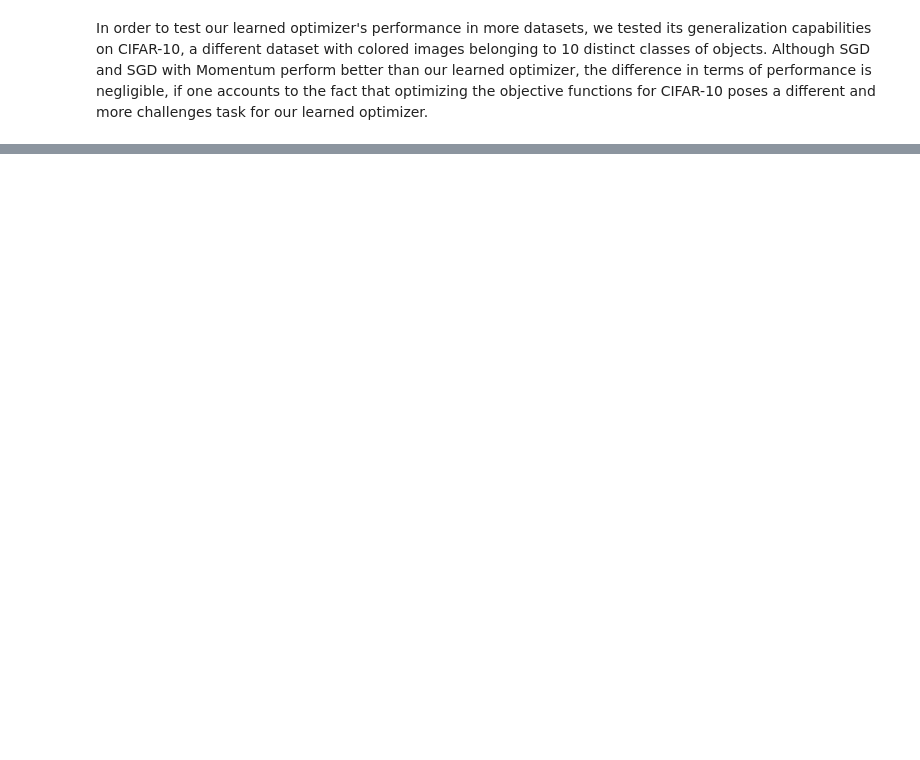
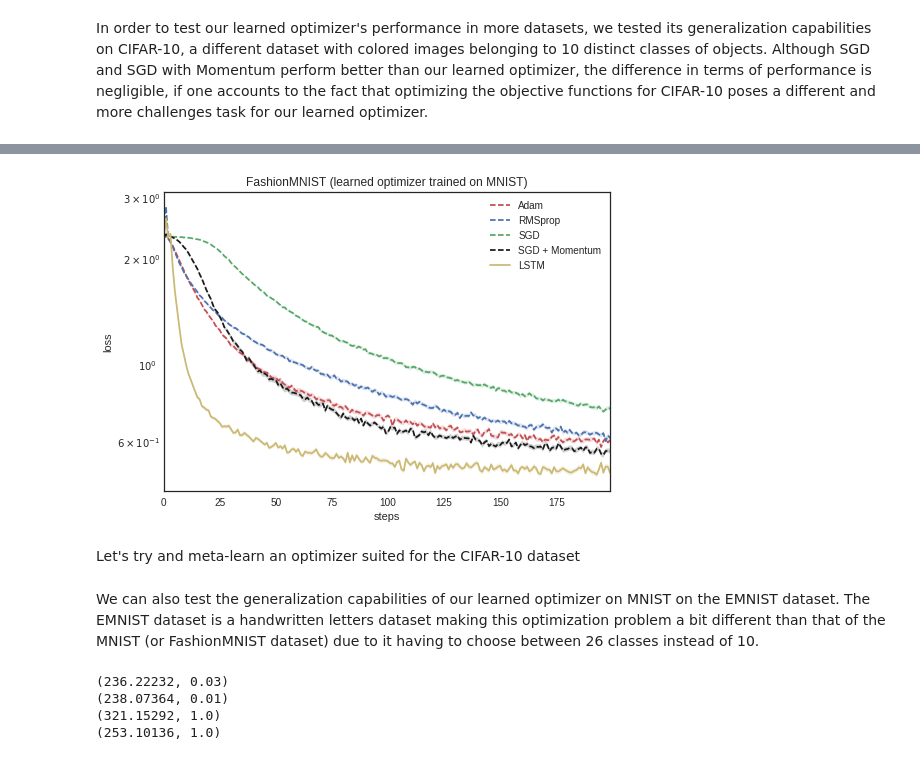
Before and after one commit to kostagiolasn/MetaLearning-MScThesis, a Jupyter notebook: MetaLearning.ipynb, the cells around one changed output, grey strips where cells are left out. Drawn from its saved outputs; the diff is of its cells as text; code cells hidden in the pictures; blank space fills up the shorter version.

```diff
--- a/MetaLearning.ipynb
+++ b/MetaLearning.ipynb
@@ -867,0 +886,32 @@ In order to test our learned optimizer's performance in more datasets, we tested
+# %%
+FASHIONMNIST_LEARNING_RATES = [0.03, 0.01, 1.0, 1.0]
+N_TESTS = 100
+
+fit_data = np.zeros((N_TESTS, 200, len(OPTIMIZER_NAMES) + 1))
+for i, ((opt, extra_kwargs), lr) in enumerate(zip(zip(OPTIMIZER_NAMES,OPTIMIZER_PARAMETERS), FASHIONMNIST_LEARNING_RATES)):
+    np.random.seed(0)
+    fit_data[:, :, i] = np.array(fit_normal(FashionMNISTUtil, GenericNeuralNet, opt,
+                                            lr=lr, n_tests=N_TESTS, epochs=200, **extra_kwargs))
+
+@cache.cache
+def get_fit_dict_test(n_tests, opt_dict, *args, **kwargs):
+    opt = w(OptimizerNetwork(preprocessing=True))
+    opt.load_state_dict(opt_dict)
+    np.random.seed(0)
+    return [fit(opt, *args, **kwargs) for _ in tqdm(range(N_TESTS), 'optimizer')]
+
+fit_data[:, :, len(OPTIMIZER_NAMES)] = np.array(get_fit_dict_test(N_TESTS, best_mnist_optimizer, None, FashionMNISTUtil,
+                                                                  GenericNeuralNet, 200, 1, out_mul=0.1, should_train=False))
+
+ax = sns.tsplot(data=fit_data[:, :, :], condition=OPTIMIZER_NAMES + ['LSTM'], linestyle='--', color=['r', 'b', 'g', 'k', 'y'])
+ax.lines[-1].set_linestyle('-')
+ax.legend()
+plt.yscale('log')
+plt.xlabel('steps')
+plt.ylabel('loss')
+plt.title('FashionMNIST (learned optimizer trained on MNIST)')
+plt.show()
+# %% [output]
+[figure, added]
+# %% [markdown]
+Let's try and meta-learn an optimizer suited for the CIFAR-10 dataset
@@ -867,0 +953,2 @@ In order to test our learned optimizer's performance in more datasets, we tested
+# %% [markdown]
+We can also test the generalization capabilities of our learned optimizer on MNIST on the EMNIST dataset. The EMNIST dataset is a handwritten letters dataset making this optimization problem a bit different than that of the MNIST (or FashionMNIST dataset) due to it having to choose between 26 classes instead of 10.
@@ -867,0 +1043,8 @@ In order to test our learned optimizer's performance in more datasets, we tested
+# %%
+for optimizer_name, kwargs in zip(OPTIMIZER_NAMES, OPTIMIZER_PARAMETERS):
+    print(find_best_lr_normal(EMNISTUtil, EMNISTNeuralNet, optimizer_name, **kwargs, n_tests=10))
+# %% [output]
+(236.22232, 0.03)
+(238.07364, 0.01)
+(321.15292, 1.0)
+(253.10136, 1.0)
```
Also changed, not shown: parts of 37 cells of this notebook, 10 other files.
